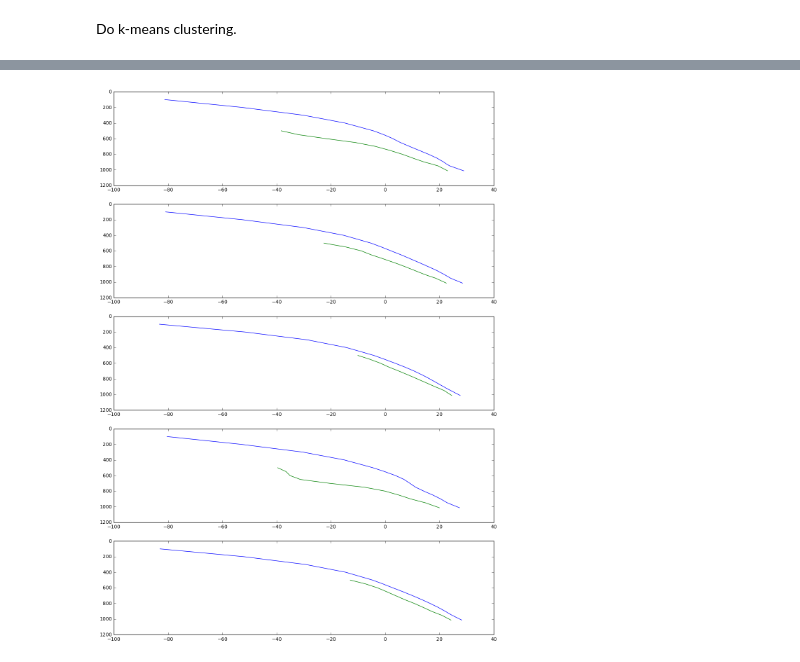
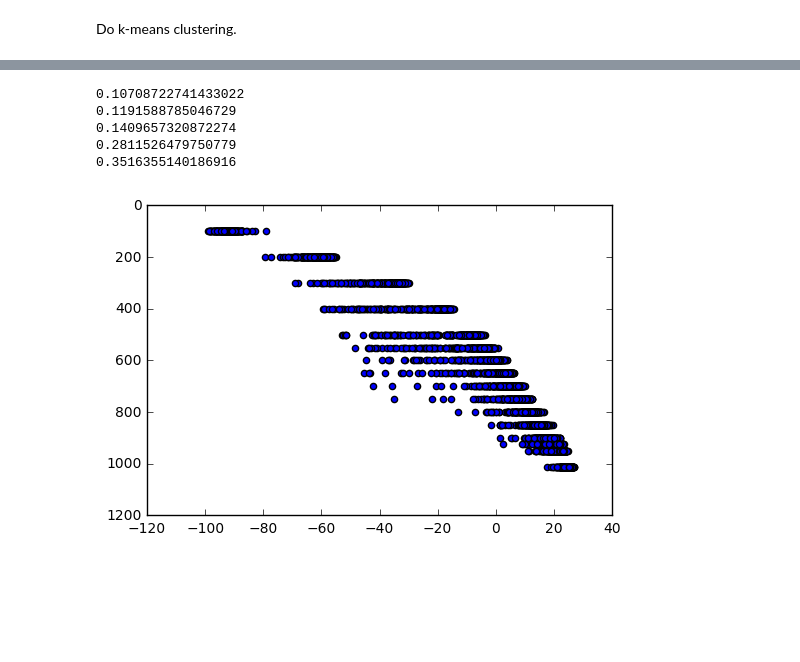
Before and after one commit to rcjackson/cmdv-rrm-anl, a Jupyter notebook: notebooks/Pope classification of sounding data.ipynb, the cells around one changed output, grey strips where cells are left out. Cells and saved outputs as stored; diff of their text form; code cells hidden in the pictures; blank space fills up the shorter version.

```diff
--- a/notebooks/Pope classification of sounding data.ipynb
+++ b/notebooks/Pope classification of sounding data.ipynb
@@ -198,6 +185,7 @@ dp_soundings = np.zeros((len(sounding_times),16))
 time_soundings = []
 pres_soundings = np.zeros((len(sounding_times),16))
 count = 0
+no_masked = 0
 
 for time in sounding_times:
     if(time.month <= 4 or time.month >= 9):
@@ -252,6 +240,7 @@ for time in sounding_times:
             # If pressure levels are not available, mask the entire sounding
             if(good_sounding == 0):
                 print('Sounding ' + str(count) + ' masked')
+                no_masked = no_masked + 1
             else:
                 u_soundings[count][:] = u
                 v_soundings[count][:] = v
@@ -271,6 +260,7 @@ t_soundings = t_soundings[0:count-1][:]
 dp_soundings = dp_soundings[0:count-1][:]
 z_soundings = z_soundings[0:count-1][:]
 pres_soundings = pres_soundings[0:count-1][:]
+print(str((no_masked/(count+no_masked)*100)) + '% of soundings masked')
 # %% [output]
 Sounding 22 masked
 Sounding 27 masked
@@ -400,34 +364,17 @@ plt.title('East')
-# %%
-fig = plt.figure(figsize=(14,20))
-
-plt.subplot(511)
-axis = plt.axes
-plt.plot(t_mean1,pres_levels)
-plt.plot(dp_mean1,pres_levels[0:12])
-plt.gca().invert_yaxis()
-
-plt.subplot(512)
-axis = plt.axes
-plt.plot(t_mean2,pres_levels)
-plt.plot(dp_mean2,pres_levels[0:12])
-plt.gca().invert_yaxis()
-
-plt.subplot(513)
-axis = plt.axes
-plt.plot(t_mean3,pres_levels)
-plt.plot(dp_mean3,pres_levels[0:12])
-plt.gca().invert_yaxis()
-
-plt.subplot(514)
-axis = plt.axes
-plt.plot(t_mean4,pres_levels)
-plt.plot(dp_mean4,pres_levels[0:12])
-plt.gca().invert_yaxis()
-
-plt.subplot(515)
-axis = plt.axes
-plt.plot(t_mean0,pres_levels)
-plt.plot(dp_mean0,pres_levels[0:12])
-plt.gca().invert_yaxis()
-# %% [output]
-[figure, removed]
+# %%
+
+
+plt.scatter(dp_soundings[groups == 0, :], pres_soundings[groups == 0, :])
+plt.gca().invert_yaxis()
+print(len(groups[groups[:] == 0])/len(groups[:]))
+print(len(groups[groups[:] == 1])/len(groups[:]))
+print(len(groups[groups[:] == 2])/len(groups[:]))
+print(len(groups[groups[:] == 3])/len(groups[:]))
+print(len(groups[groups[:] == 4])/len(groups[:]))
+# %% [output]
+0.10708722741433022
+0.1191588785046729
+0.1409657320872274
+0.2811526479750779
+0.3516355140186916
+[figure, added]
```
Also changed, not shown: parts of 8 cells of this notebook.
